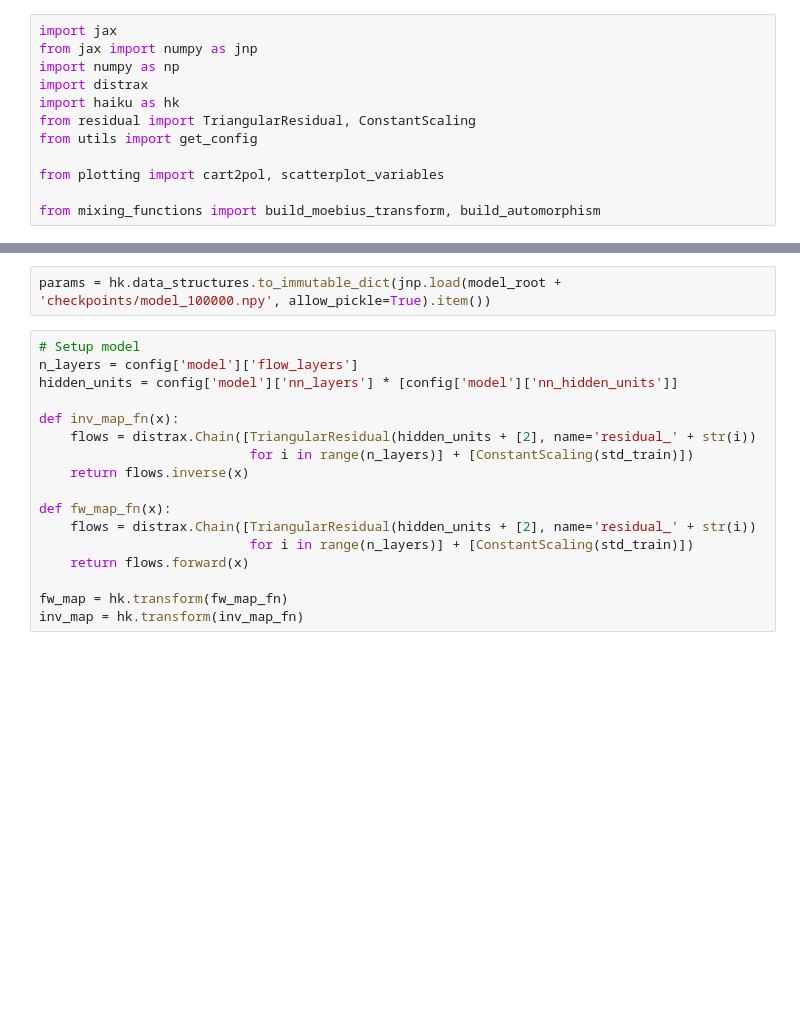
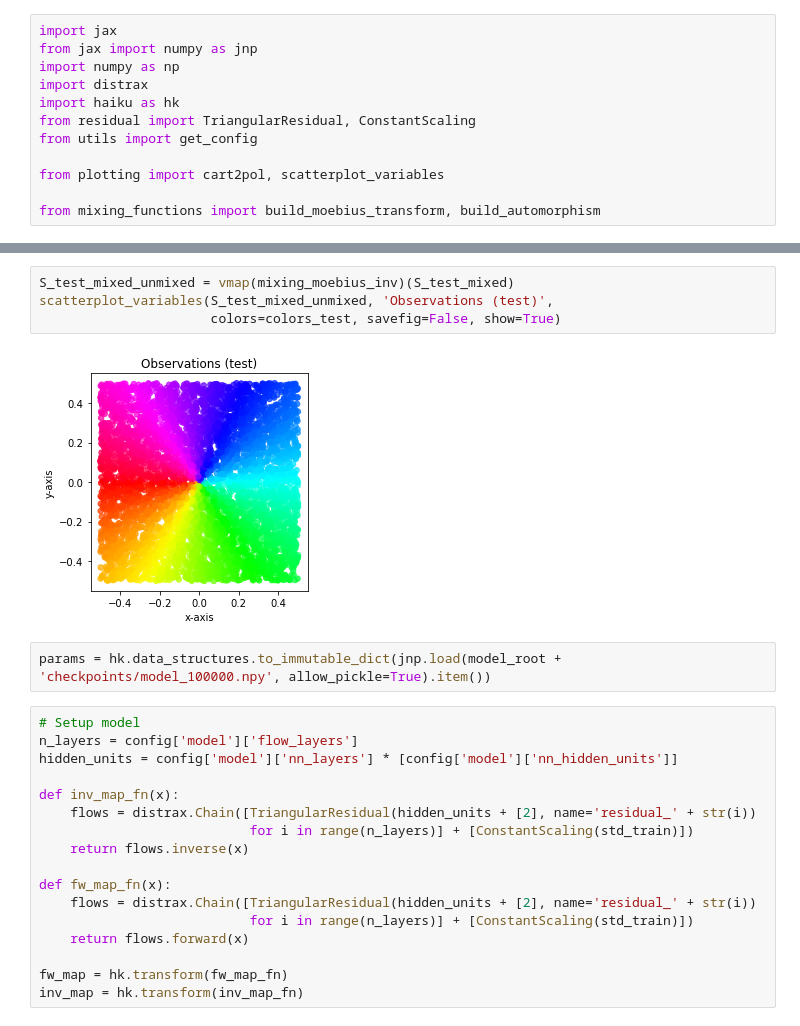
Before and after one commit to lgresele/independent-mechanism-analysis, a Jupyter notebook: measure_preserving_automorphism_triresflow.ipynb, the cells around one changed output, grey strips where cells are left out. Saved outputs shown, nothing was run; the diff lists cells and outputs as text; blank space fills up the shorter version.

```diff
--- a/measure_preserving_automorphism_triresflow.ipynb
+++ b/measure_preserving_automorphism_triresflow.ipynb
@@ -38,3 +70,9 @@ scatterplot_variables(S_test, 'Sources (test)',
+# %%
+S_test_mixed_unmixed = vmap(mixing_moebius_inv)(S_test_mixed)
+scatterplot_variables(S_test_mixed_unmixed, 'Observations (test)',
+                      colors=colors_test, savefig=False, show=True)
+# %% [output]
+[figure, added]
 # %%
 params = hk.data_structures.to_immutable_dict(jnp.load(model_root + 'checkpoints/model_100000.npy', allow_pickle=True).item())
 # %%
```
Also changed, not shown: parts of 41 cells of this notebook.
